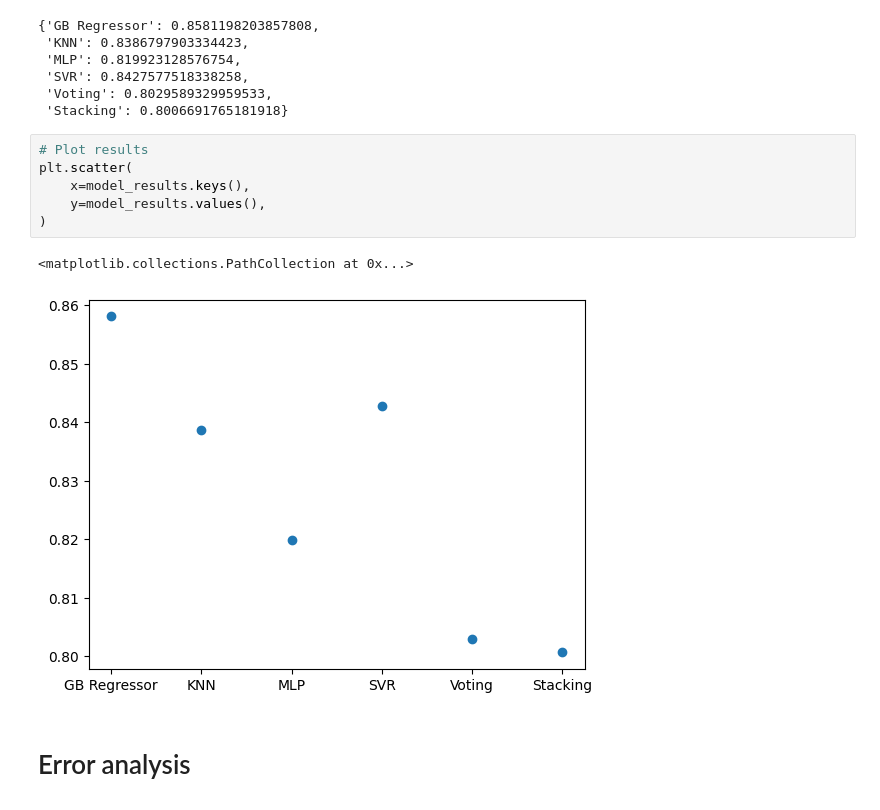
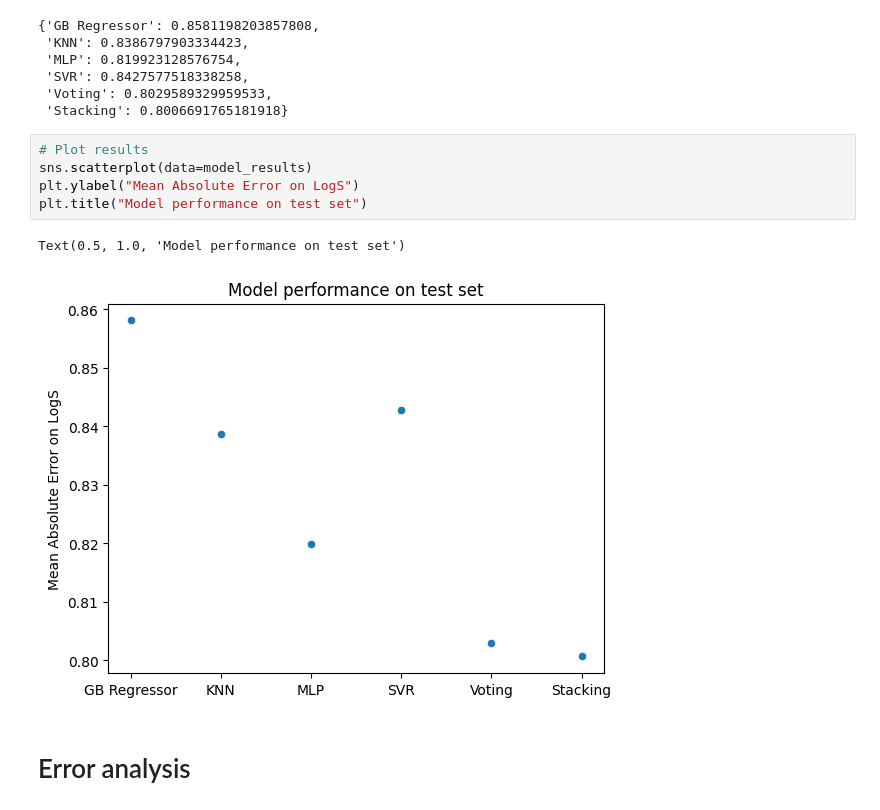
Before and after one commit to ManuelGehl/molecule_solubility, a Jupyter notebook: scripts/Model_building.ipynb, the cells around one changed output. Drawn from its saved outputs; the diff is of its cells as text.

```diff
--- a/scripts/Model_building.ipynb
+++ b/scripts/Model_building.ipynb
@@ -426,15 +420,14 @@ model_results
  'SVR': 0.8427577518338258,
  'Voting': 0.8029589329959533,
  'Stacking': 0.8006691765181918}
-# %%
-# Plot results
-plt.scatter(
-    x=model_results.keys(),
-    y=model_results.values(),
-)
-# %% [output]
-<matplotlib.collections.PathCollection at 0x...>
-[figure, removed]
+# %%
+# Plot results
+sns.scatterplot(data=model_results)
+plt.ylabel("Mean Absolute Error on LogS")
+plt.title("Model performance on test set")
+# %% [output]
+Text(0.5, 1.0, 'Model performance on test set')
+[figure, added]
 # %% [markdown]
 # Error analysis
 # %%
```
Also changed, not shown: parts of 11 cells of this notebook.
